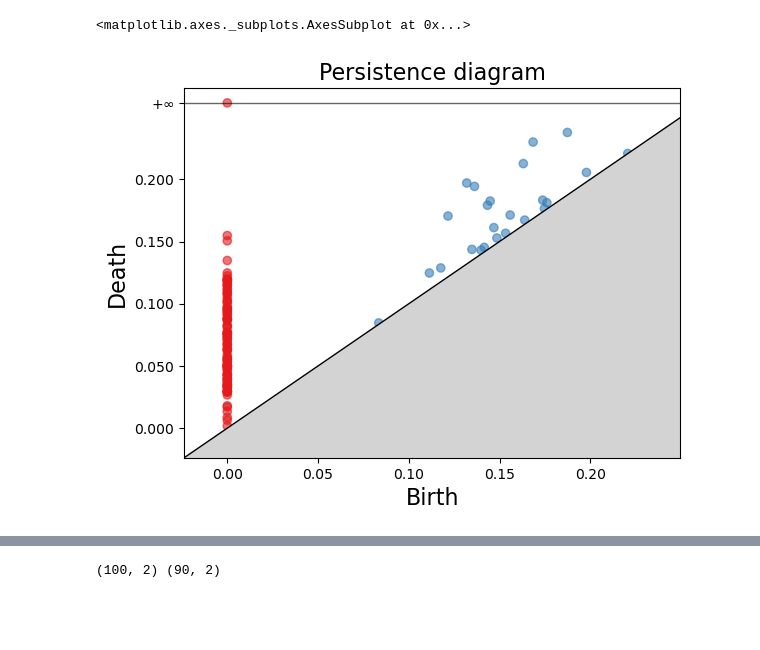
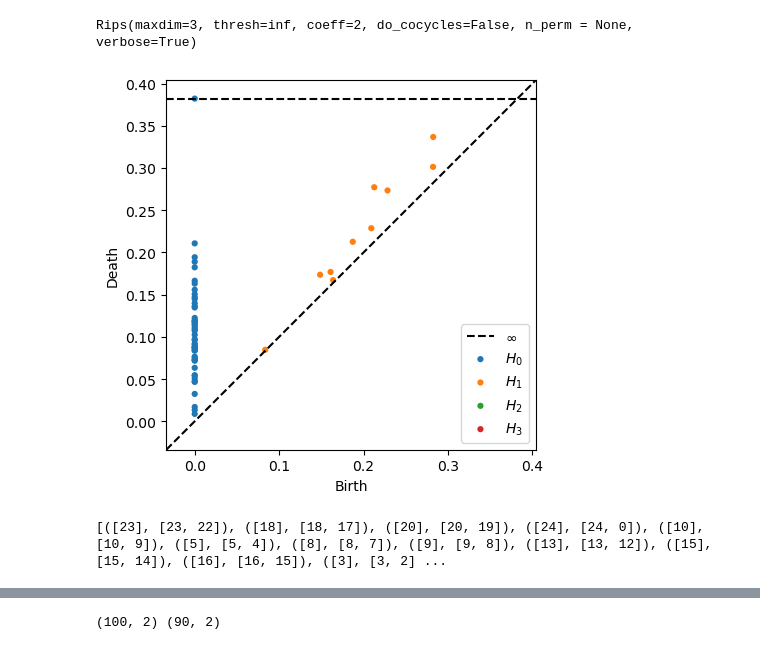
Before and after one commit to mzhyui/PHTDA-Net, a Jupyter notebook: traceback.ipynb, the cells around one changed output, grey strips where cells are left out. Saved outputs shown, nothing was run; the diff lists cells and outputs as text; code cells hidden in the pictures; blank space fills up the shorter version.

```diff
--- a/traceback.ipynb
+++ b/traceback.ipynb
@@ -0,0 +44,8 @@
+# %%
+rips = Rips(maxdim=3)
+dgms = rips.fit_transform(data, distance_matrix = False)
+H0_dgm = dgms[0]
+rips.plot(dgms, legend=True, show=False)
+# %% [output]
+Rips(maxdim=3, thresh=inf, coeff=2, do_cocycles=False, n_perm = None, verbose=True)
+[figure, added]
@@ -0,0 +56,5 @@
+# %%
+pairs = simplex_tree.persistence_pairs()
+print([p for p in pairs if len(p[0]) >= 1])
+# %% [output]
+[([23], [23, 22]), ([18], [18, 17]), ([20], [20, 19]), ([24], [24, 0]), ([10], [10, 9]), ([5], [5, 4]), ([8], [8, 7]), ([9], [9, 8]), ([13], [13, 12]), ([15], [15, 14]), ([16], [16, 15]), ([3], [3, 2] ...
@@ -1,16 +73,9 @@
 # %%
-import numpy as np
-import gudhi as gd
-from ripser import Rips
-
-np.random.seed(0)
-data = np.random.rand(100, 2)
-
+count = 0
 rips_complex = gd.RipsComplex(points=data, max_edge_length=2)
-simplex_tree = rips_complex.create_simplex_tree(max_dimension=2)
+simplex_tree = rips_complex.create_simplex_tree(max_dimension=3)
 persistence = simplex_tree.persistence()
 
-gd.plot_persistence_diagram(persistence=persistence)
+# gd.plot_persistence_diagram(persistence=persistence)
+pairs = simplex_tree.persistence_pairs()
+filtration = simplex_tree.get_filtration()
-# %% [output]
-<matplotlib.axes._subplots.AxesSubplot at 0x...>
-[figure, removed]
```
Also changed, not shown: parts of 26 cells of this notebook, 3 other files.
